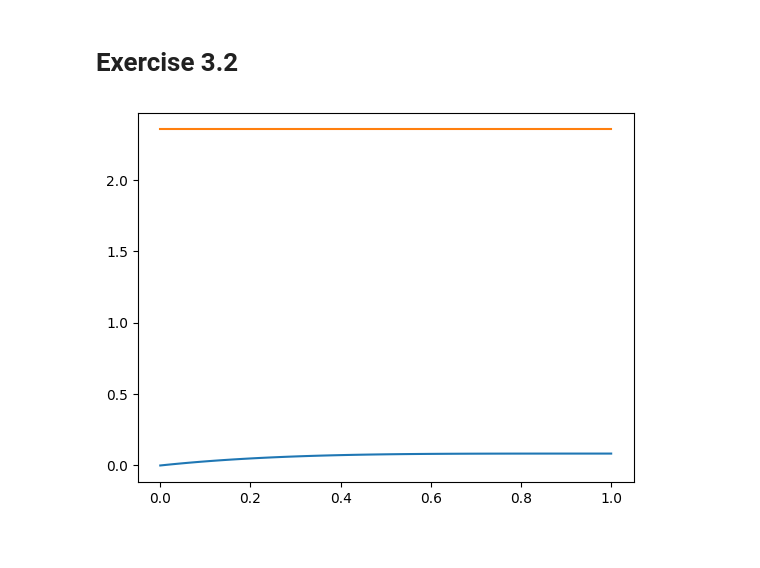
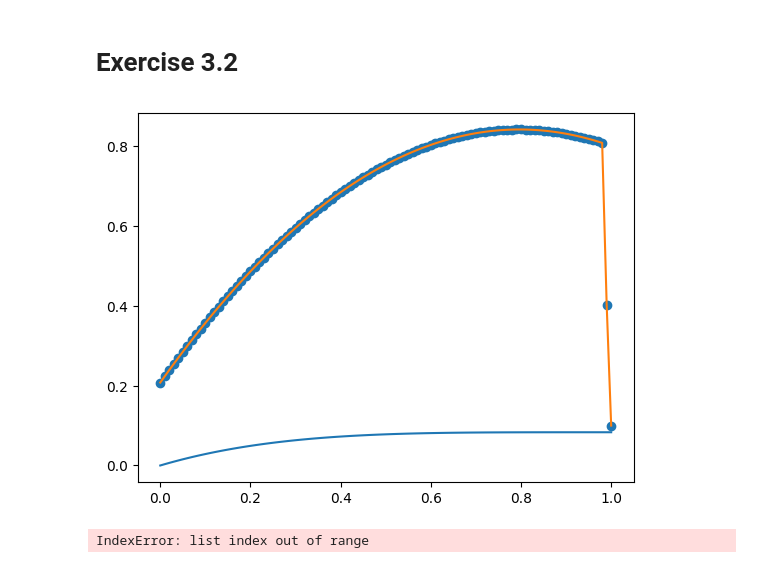
Before and after one commit to 000rla/Numerics_assignment_2, a Jupyter notebook: exercises.ipynb, the cells around one changed output. Saved outputs shown, nothing was run; the diff lists cells and outputs as text; code cells hidden in the pictures.

```diff
--- a/exercises.ipynb
+++ b/exercises.ipynb
@@ -12,14 +12,14 @@ y = x*(x**2-3*x+3)/6
 
 
 #N = [[1-x1,z],[2*x1,(2-2*x2)],[z,2*x2-1]]
-N = [np.concatenate((1-x1,z), axis=0),np.concatenate((2*x1,(2-2*x2)), axis=0),np.concatenate((z,2*x2-1), axis=0)]
+Ns = [np.concatenate((1-x1,z), axis=0),np.concatenate((2*x1,(2-2*x2)), axis=0),np.concatenate((z,2*x2-1), axis=0)]
 k = np.matrix([[-2,2,0],[2,0,2],[0,-2,2]])
 f = np.array([5/24,1/4,1/24])
 phi = np.linalg.solve(k,f)
 
 phiT = np.zeros(100)
 
-for i,v in enumerate(N):
+for i,v in enumerate(Ns):
     phiT += phi[i]*v
 
 
@@ -30,19 +30,3 @@ plt.show()
 [figure]
 # %% [markdown]
 # Exercise 3.2
-# %%
-def N(A,x):
-    if nodes[A-1]<=x<=nodes[A]:
-        return (x-nodes[A-1])/(x)
-    if nodes[A]<=x<=nodes[A+1]:
-        return (nodes[A+1]-x)/(x)
-    else:
-        return 0
-
-def stiffness(nodes):
-    #return (-1)^sum(nodes)/(x[nodes[1]]-x[nodes[0]])
-    return 1/dx*np.array([[1,-1],[-1,1]])
-
-def force(nodes, S):
-    #return ((x[nodes[1]]-x[nodes[0]])/6)*np.array([[2*S[0]+S[1]],[S[0]+2*S[1]]])
-    return dx/3*np.array([1,2])
@@ -50,8 +76,9 @@ def force(nodes, S):
 alpha=.1
 beta=-.2
 
-Ne = 10
-nodes = np.array([0, *sorted(np.random.rand(Ne-1)), 1])
+Ne = 100
+# nodes = np.array([0, *sorted(np.random.rand(Ne-1)), 1])
+nodes=np.linspace(0,1,Ne+1)
 dx=nodes[1]-nodes[0]
 
 LM = np.zeros((2, Ne), dtype=np.int64)
@@ -66,8 +93,10 @@ K = np.zeros((Ne, Ne))
 F = np.zeros((Ne,))
 for e in range(Ne):
     k_e = stiffness(nodes[e:e+2])
-    f_e = force(nodes[e:e+2], S)
+    # k_e=stiffness(Ne)
+
     for a in range(2):
+        f_e = force(A)
         A = LM[a, e]
         for b in range(2):
             B = LM[b, e]
@@ -86,20 +115,25 @@ Psi_A[0] = alpha
 Psi_A[1:] = np.linalg.solve(K, F)
 # %%
 x_ana=np.linspace(0,1,100)
-y_ana=x_ana*(4-6*x_ana+4*x**2-x**3)/12
+y_ana=x_ana*(4-6*x_ana+4*x_ana**2-x_ana**3)/12
 
 phiT = np.zeros(len(nodes))
 
 for e in range(Ne):
     for a in range(2):
         A = LM[a, e]
-        phiT += Psi_A[i]*N(A,nodes[i])
+        phiT += Psi_A[e]*N(A,nodes)
 
 plt.plot(x_ana,y_ana)
 plt.plot(nodes,phiT)
+plt.scatter(nodes,phiT)
 plt.show()
 # %% [output]
-[figure, old version]
+[figure, new version]
+# %%
+sp.integrate.quad(SbyN,0,1,args=(1))
+# %% [output]
+IndexError: list index out of range
 # %%
 F
 # %% [output]
```
Also changed, not shown: parts of 3 cells of this notebook.
